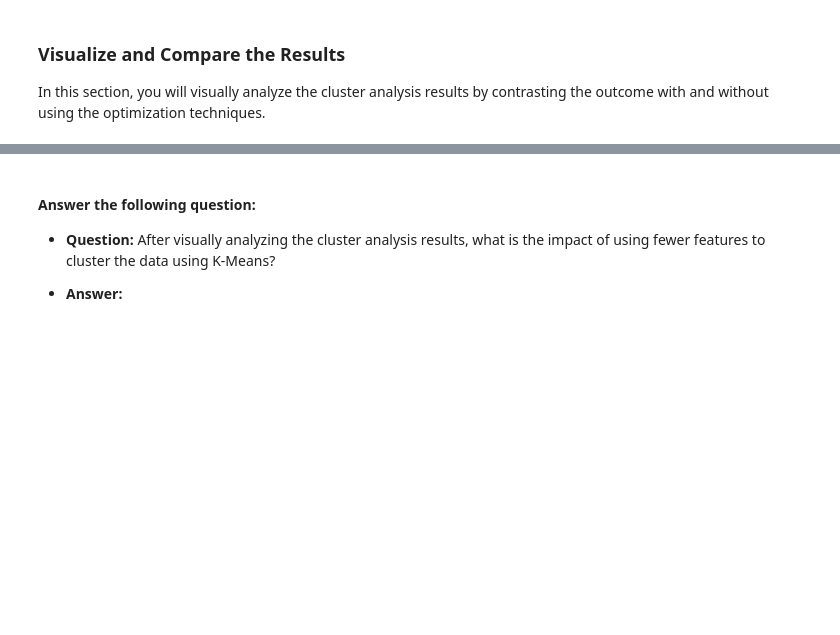
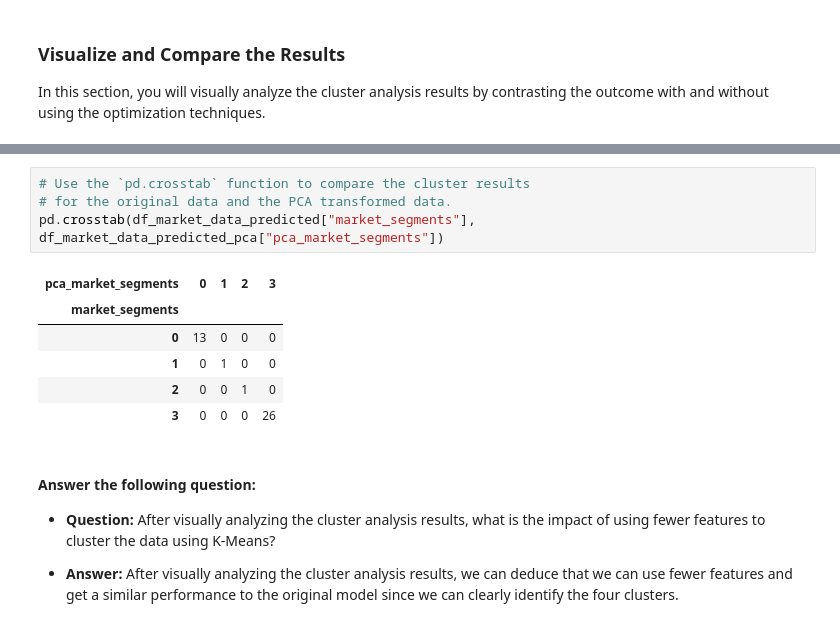
Before and after one commit to Olufemi-Olarewaju/CryptoClustering, a Jupyter notebook: Crypto_Clustering.ipynb, the cells around one changed output, grey strips where cells are left out. Drawn from its saved outputs; the diff is of its cells as text; blank space fills up the shorter version.

```diff
--- a/Crypto_Clustering.ipynb
+++ b/Crypto_Clustering.ipynb
@@ -321,6 +359,17 @@ In this section, you will visually analyze the cluster analysis results by contr
+# %%
+# Use the `pd.crosstab` function to compare the cluster results
+# for the original data and the PCA transformed data.
+pd.crosstab(df_market_data_predicted["market_segments"], df_market_data_predicted_pca["pca_market_segments"])
+# %% [output]
+| pca_market_segments | 0 | 1 | 2 | 3 |
+| market_segments |  |  |  |  |
+| 0 | 13 | 0 | 0 | 0 |
+| 1 | 0 | 1 | 0 | 0 |
+| 2 | 0 | 0 | 1 | 0 |
+| 3 | 0 | 0 | 0 | 26 |
 # %% [markdown]
 #### Answer the following question:
 
   * **Question:** After visually analyzing the cluster analysis results, what is the impact of using fewer features to cluster the data using K-Means?
 
-  * **Answer:**
+  * **Answer:** After visually analyzing the cluster analysis results, we can deduce that we can use fewer features and get a similar performance to the original model since we can clearly identify the four clusters.
```
Also changed, not shown: parts of 10 cells of this notebook.
